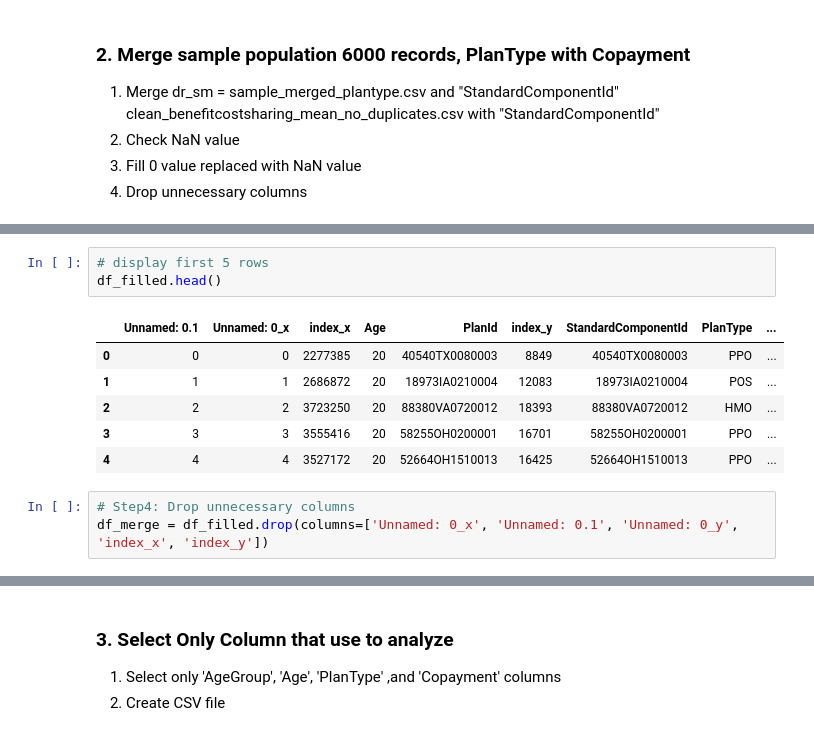
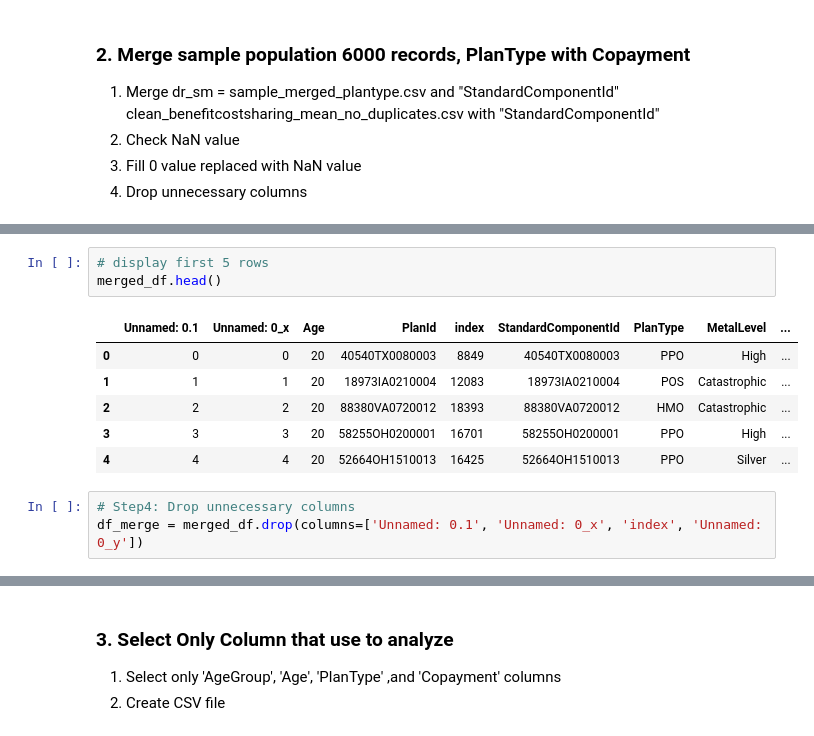
Before and after one commit to saverin0/US-Healthcare-System-Data-Analysis, a Jupyter notebook: 4.Final_Merge_Benefit_Left-Use.ipynb, the cells around one changed output, grey strips where cells are left out. Drawn from its saved outputs; the diff is of its cells as text.

```diff
--- a/4.Final_Merge_Benefit_Left-Use.ipynb
+++ b/4.Final_Merge_Benefit_Left-Use.ipynb
@@ -168,16 +141,16 @@ memory usage: 703.3+ KB
 # %%
 # display first 5 rows
-df_filled.head()
+merged_df.head()
 # %% [output]
-|  | Unnamed: 0.1 | Unnamed: 0_x | index_x | Age | PlanId | index_y | StandardComponentId | PlanType | ... |
-| 0 | 0 | 0 | 2277385 | 20 | 40540TX0080003 | 8849 | 40540TX0080003 | PPO | ... |
-| 1 | 1 | 1 | 2686872 | 20 | 18973IA0210004 | 12083 | 18973IA0210004 | POS | ... |
-| 2 | 2 | 2 | 3723250 | 20 | 88380VA0720012 | 18393 | 88380VA0720012 | HMO | ... |
-| 3 | 3 | 3 | 3555416 | 20 | 58255OH0200001 | 16701 | 58255OH0200001 | PPO | ... |
-| 4 | 4 | 4 | 3527172 | 20 | 52664OH1510013 | 16425 | 52664OH1510013 | PPO | ... |
+|  | Unnamed: 0.1 | Unnamed: 0_x | Age | PlanId | index | StandardComponentId | PlanType | MetalLevel | ... |
+| 0 | 0 | 0 | 20 | 40540TX0080003 | 8849 | 40540TX0080003 | PPO | High | ... |
+| 1 | 1 | 1 | 20 | 18973IA0210004 | 12083 | 18973IA0210004 | POS | Catastrophic | ... |
+| 2 | 2 | 2 | 20 | 88380VA0720012 | 18393 | 88380VA0720012 | HMO | Catastrophic | ... |
+| 3 | 3 | 3 | 20 | 58255OH0200001 | 16701 | 58255OH0200001 | PPO | High | ... |
+| 4 | 4 | 4 | 20 | 52664OH1510013 | 16425 | 52664OH1510013 | PPO | Silver | ... |
 # %%
 # Step4: Drop unnecessary columns
-df_merge = df_filled.drop(columns=['Unnamed: 0_x', 'Unnamed: 0.1', 'Unnamed: 0_y', 'index_x', 'index_y'])
+df_merge = merged_df.drop(columns=['Unnamed: 0.1', 'Unnamed: 0_x', 'index', 'Unnamed: 0_y'])
 # %%
 # display first 5 rows
 df_merge.head()
```
Also changed, not shown: parts of 11 cells of this notebook, 3 other files.
